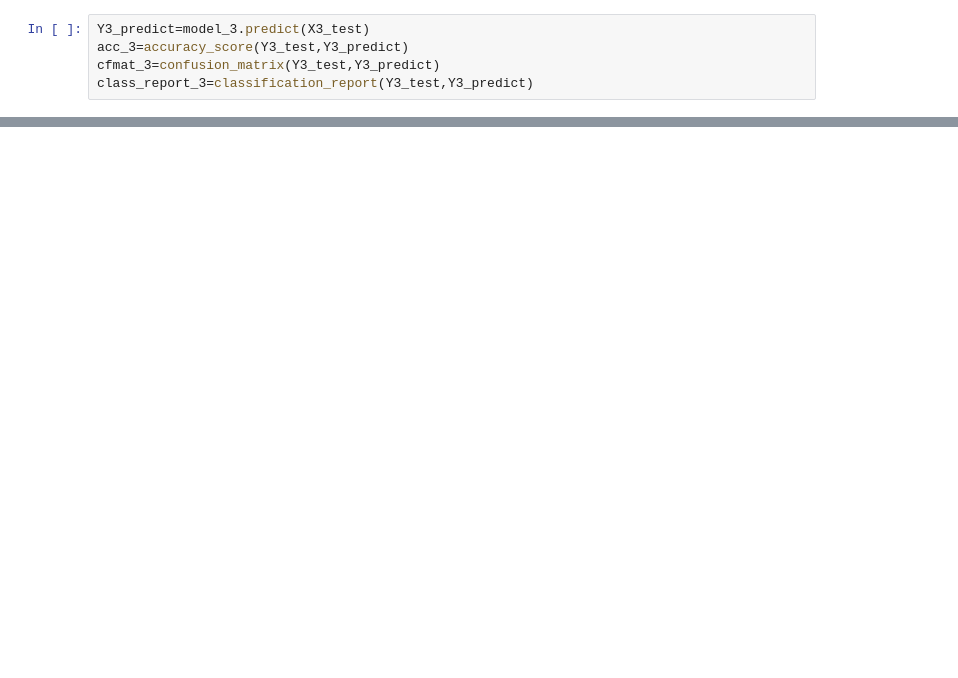
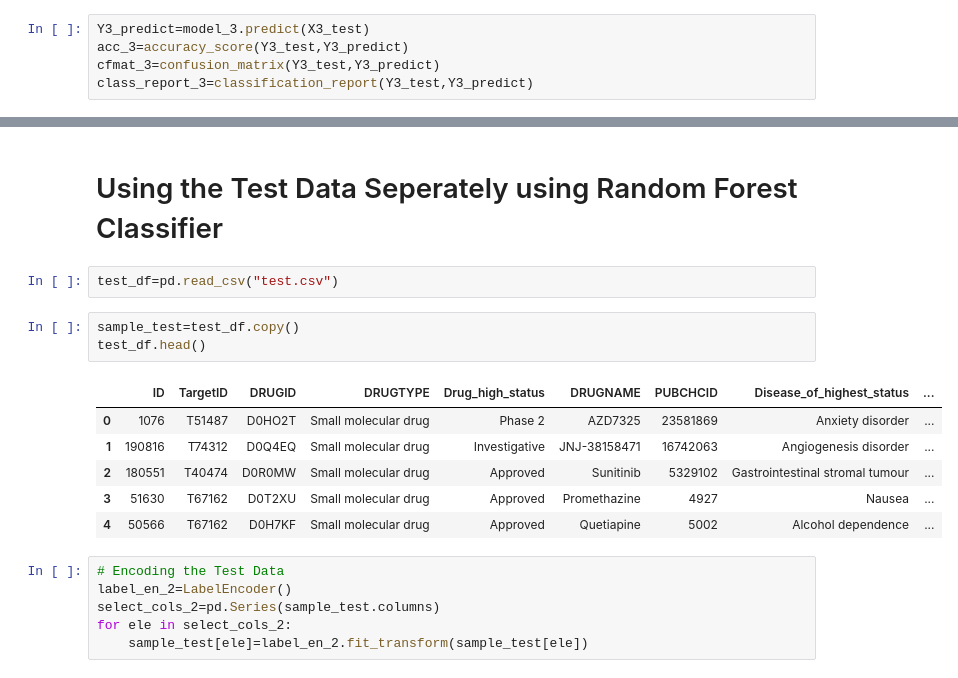
Before and after one commit to SianRods/NEXUS_ML, a Jupyter notebook: Model_Implementation.ipynb, the cells around one changed output, grey strips where cells are left out. Drawn from its saved outputs; the diff is of its cells as text; blank space fills up the shorter version.

```diff
--- a/Model_Implementation.ipynb
+++ b/Model_Implementation.ipynb
@@ -355,0 +325,20 @@ weighted avg       0.95      0.95      0.95     26898
+# %% [markdown]
+# Using the Test Data Seperately using Random Forest Classifier
+# %%
+test_df=pd.read_csv("test.csv")
+# %%
+sample_test=test_df.copy()
+test_df.head()
+# %% [output]
+|  | ID | TargetID | DRUGID | DRUGTYPE | Drug_high_status | DRUGNAME | PUBCHCID | Disease_of_highest_status | ... |
+| 0 | 1076 | T51487 | D0HO2T | Small molecular drug | Phase 2 | AZD7325 | 23581869 | Anxiety disorder | ... |
+| 1 | 190816 | T74312 | D0Q4EQ | Small molecular drug | Investigative | JNJ-38158471 | 16742063 | Angiogenesis disorder | ... |
+| 2 | 180551 | T40474 | D0R0MW | Small molecular drug | Approved | Sunitinib | 5329102 | Gastrointestinal stromal tumour | ... |
+| 3 | 51630 | T67162 | D0T2XU | Small molecular drug | Approved | Promethazine | 4927 | Nausea | ... |
+| 4 | 50566 | T67162 | D0H7KF | Small molecular drug | Approved | Quetiapine | 5002 | Alcohol dependence | ... |
+# %%
+# Encoding the Test Data
+label_en_2=LabelEncoder()
+select_cols_2=pd.Series(sample_test.columns)
+for ele in select_cols_2:
+    sample_test[ele]=label_en_2.fit_transform(sample_test[ele])
```
Also changed, not shown: parts of 23 cells of this notebook, 3 other files.
